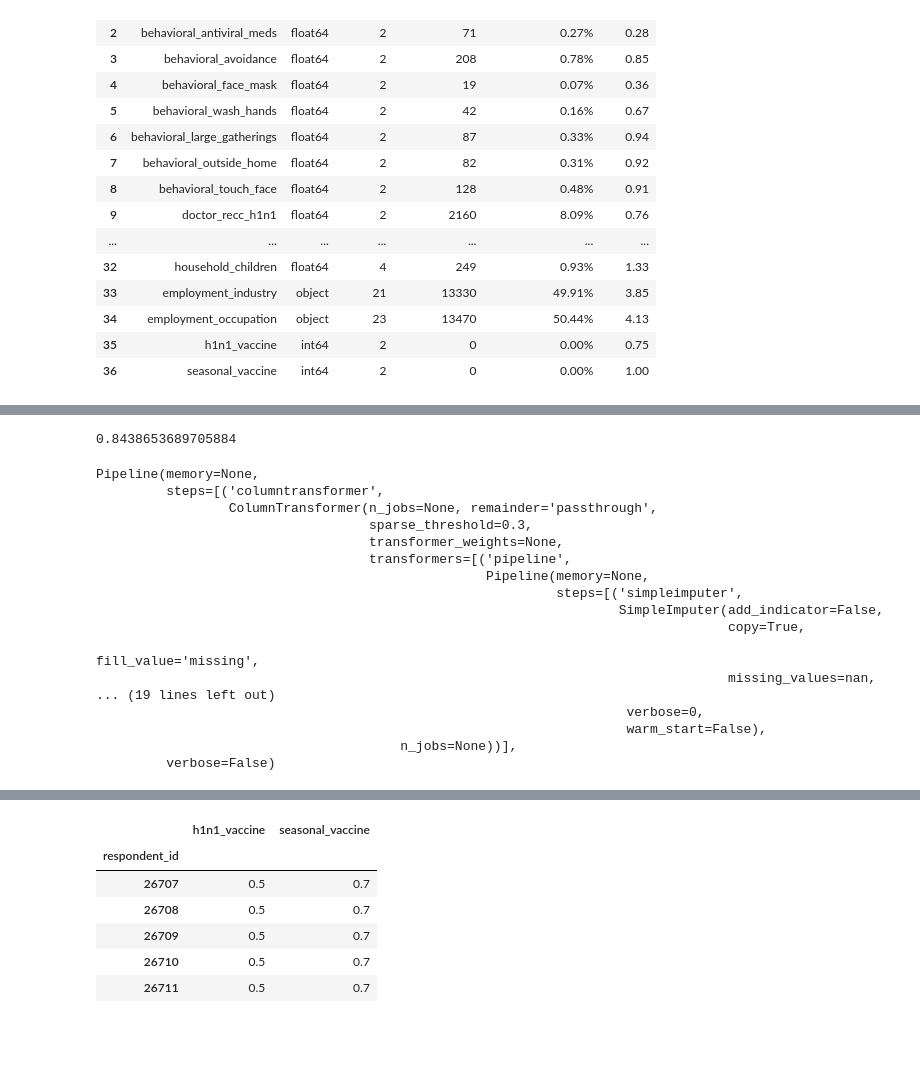
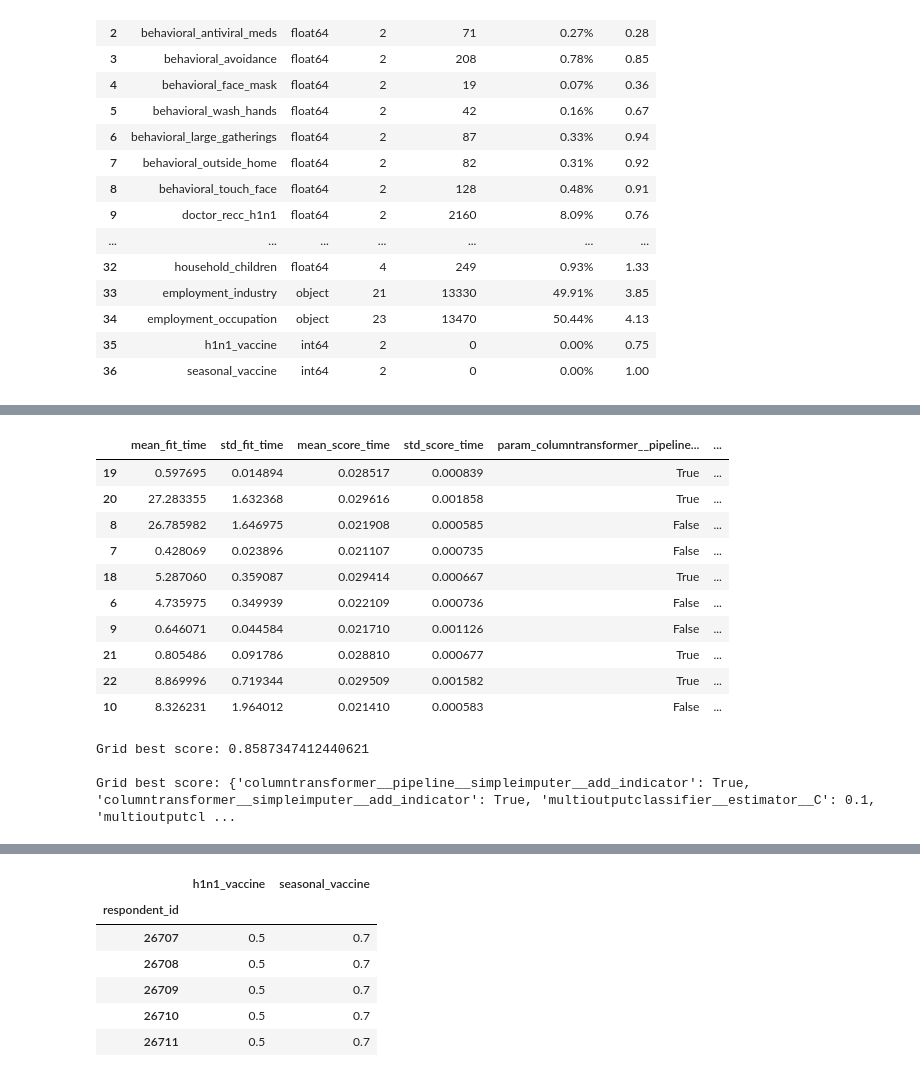
Before and after one commit to joaovitorfranco/flu-shot-competition, a Jupyter notebook: Model.ipynb, the cells around one changed output, grey strips where cells are left out. Drawn from its saved outputs; the diff is of its cells as text; code cells hidden in the pictures; blank space fills up the shorter version.

```diff
--- a/Model.ipynb
+++ b/Model.ipynb
@@ -167,7 +112,0 @@ X_train, X_test, y_train, y_test = train_test_split(
-# %%
-pipe.fit(X_train, y_train)
-
-# Predict on test set
-# This competition wants probabilities, not labels
-preds = pipe.predict_proba(X_test)
-preds
@@ -242,24 +112,0 @@ fig.tight_layout()
-# %%
-roc_auc_score(y_test, y_preds)
-# %% [output]
-0.8438653689705884
-# %%
-pipe.fit(X, y)
-# %% [output]
-Pipeline(memory=None,
-         steps=[('columntransformer',
-                 ColumnTransformer(n_jobs=None, remainder='passthrough',
-                                   sparse_threshold=0.3,
-                                   transformer_weights=None,
-                                   transformers=[('pipeline',
-                                                  Pipeline(memory=None,
-                                                           steps=[('simpleimputer',
-                                                                   SimpleImputer(add_indicator=False,
-                                                                                 copy=True,
-                                                                                 fill_value='missing',
-                                                                                 missing_values=nan,
-... (19 lines left out)
-                                                                    verbose=0,
-                                                                    warm_start=False),
-                                       n_jobs=None))],
-         verbose=False)
@@ -266,3 +124,26 @@ Pipeline(memory=None,
+# %%
+results = pd.DataFrame(grid.cv_results_)
+results.sort_values('rank_test_score').head(10)
+# %% [output]
+|  | mean_fit_time | std_fit_time | mean_score_time | std_score_time | param_columntransformer__pipeline... | ... |
+| 19 | 0.597695 | 0.014894 | 0.028517 | 0.000839 | True | ... |
+| 20 | 27.283355 | 1.632368 | 0.029616 | 0.001858 | True | ... |
+| 8 | 26.785982 | 1.646975 | 0.021908 | 0.000585 | False | ... |
+| 7 | 0.428069 | 0.023896 | 0.021107 | 0.000735 | False | ... |
+| 18 | 5.287060 | 0.359087 | 0.029414 | 0.000667 | True | ... |
+| 6 | 4.735975 | 0.349939 | 0.022109 | 0.000736 | False | ... |
+| 9 | 0.646071 | 0.044584 | 0.021710 | 0.001126 | False | ... |
+| 21 | 0.805486 | 0.091786 | 0.028810 | 0.000677 | True | ... |
+| 22 | 8.869996 | 0.719344 | 0.029509 | 0.001582 | True | ... |
+| 10 | 8.326231 | 1.964012 | 0.021410 | 0.000583 | False | ... |
+# %%
+print(F"Grid best score: {grid.best_score_}")
+print('')
+print(F"Grid best score: {grid.best_params_}")
+# %% [output]
+Grid best score: 0.8587347412440621
+
+Grid best score: {'columntransformer__pipeline__simpleimputer__add_indicator': True, 'columntransformer__simpleimputer__add_indicator': True, 'multioutputclassifier__estimator__C': 0.1, 'multioutputcl ...
 # %%
 test_features_df = pd.read_csv('data/test_set_features.csv', index_col="respondent_id")
 # %%
```
Also changed, not shown: parts of 20 cells of this notebook.
